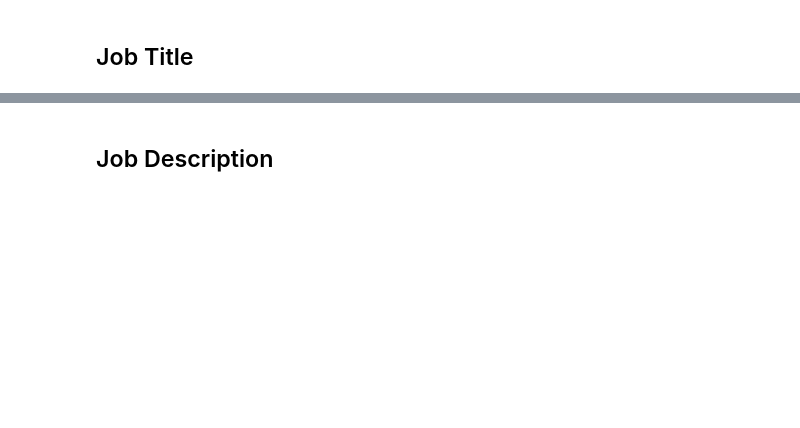
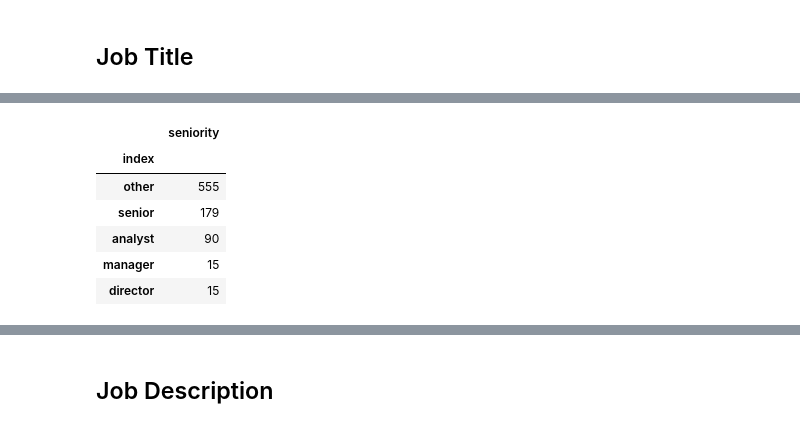
Before and after one commit to miiguelkf/DataScienceSalary, a Jupyter notebook: data_eda.ipynb, the cells around one changed output, grey strips where cells are left out. Saved outputs shown, nothing was run; the diff lists cells and outputs as text; code cells hidden in the pictures; blank space fills up the shorter version.

```diff
--- a/data_eda.ipynb
+++ b/data_eda.ipynb
@@ -50,5 +101,13 @@ df['job_type'].value_counts().reset_index().set_index('index')
 # %%
-df['seniority'].value_counts().reset_index().set_index('index').reset_index()
+df['seniority'].value_counts().reset_index().set_index('index')
+# %% [output]
+|  | seniority |
+| index |  |
+| other | 555 |
+| senior | 179 |
+| analyst | 90 |
+| manager | 15 |
+| director | 15 |
 # %%
 fig, axs = plt.subplots(1,2,figsize=(20,6))
 
```
Also changed, not shown: parts of 23 cells of this notebook.
